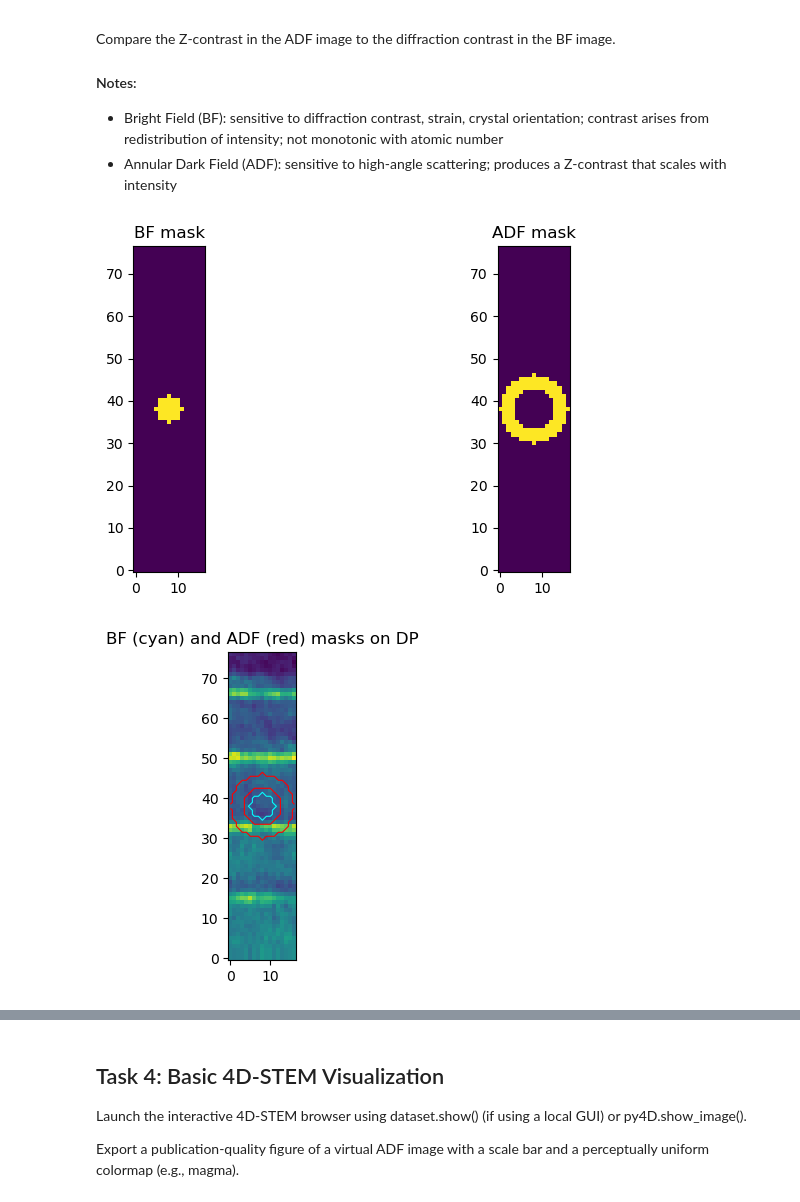
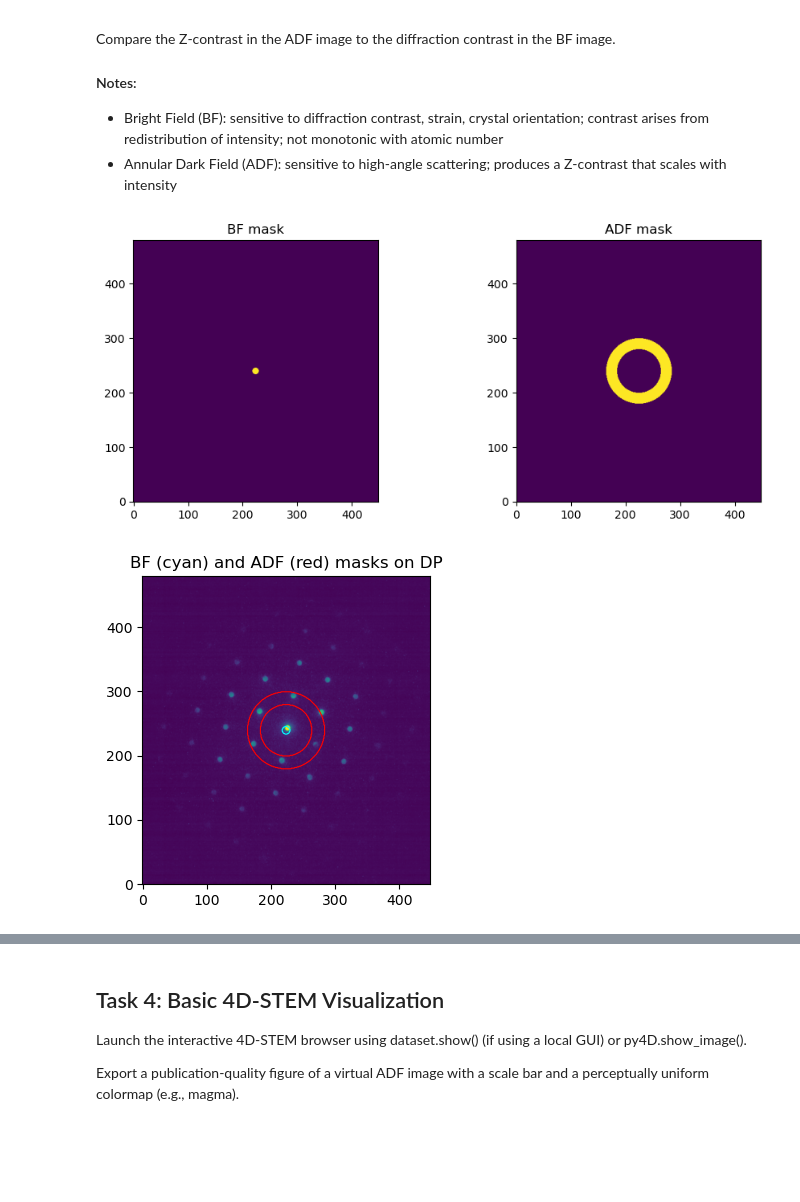
Before and after one commit to eliseetrheim/MSE465_EliseEtrheim, a Jupyter notebook: assignments/assignment_02_setup.ipynb, the cells around one changed output, grey strips where cells are left out. Drawn from its saved outputs; the diff is of its cells as text; code cells hidden in the pictures; blank space fills up the shorter version.

```diff
--- a/assignments/assignment_02_setup.ipynb
+++ b/assignments/assignment_02_setup.ipynb
@@ -156,7 +153,7 @@ Calibration( A Metadata instance called 'calibration', containing the following
 # %%
-# Set scan step size of experimental dataset using settings from calibration dataset
-scan_step_size = 2.0393706 # nm
-reciprocal_step_size = 0.026740015 # A^-1
+# Set scan step size of experimental dataset
+scan_step_size = 2.0 # nm
+reciprocal_step_size = 0.0062 # A^-1
 
 dataset.calibration.set_R_pixel_size(scan_step_size)
 dataset.calibration.set_R_pixel_units("nm")
@@ -165,6 +162,6 @@ dataset.calibration.set_Q_pixel_units("A^-1")
 
 # Verify new scan step size of experimental dataset
 print("Scan step size set!")
-print("(Verify) Calibrated dataset:", dataset.calibration)
+print(dataset.calibration)
 # %% [output]
 Scan step size set!
@@ -283,16 +278,13 @@ Qy, Qx = dp.shape
 
 print("Dataset shape:", dataset.data.shape)
 
-qx_com = 7.93
-qy_com = 35.34
-
 qx_target = (Qx - 1) / 2 # Geometric center
 qy_target = (Qy - 1) / 2 # Geometric center
 
 print("Geometric center:", qx_target, qy_target)
 
-dx = qx_target - qx_com # Shift along the Qx axis
-dy = qy_target - qy_com # Shift along the Qy axis
+dx = qx_target - qx_exp # Shift along the Qx axis
+dy = qy_target - qy_exp # Shift along the Qy axis
 
 print(f"Applying CoM shifts: dx = {dx:.2f}, dy = {dy:.2f}")
 # %% [output]
@@ -347,0 +294,24 @@ plt.show()
+# %%
+from scipy.ndimage import shift
+import numpy as np
+import matplotlib.pyplot as plt
+
+Ry, Rx, Qy, Qx = dataset.data.shape
+
+corrected_data = np.zeros_like(dataset.data, dtype=float)
+
+for iy in range(Ry):
+    for ix in range(Rx):
+        dp = dataset.data[iy, ix].astype(float)  # shape (Qy, Qx)
+
+        # Apply shift
+        dp_shifted = shift(
+            dp,
+            shift=(dy, dx),     # (rows, cols)
+            order=1,            # bilinear interpolation
+            mode="nearest"      # edge handling
+        )
+
+        corrected_data[iy, ix] = dp_shifted
+
+print("CoM correction successfully applied!")
@@ -386,42 +373,42 @@ qx0 = (Qx - 1) / 2
 qr = np.sqrt((qy - qy0)**2 + (qx - qx0)**2) # Radius map in reciprocal space
 # %%
 # Define BF and ADF mask (radii arbitrarily chosen)
-r_bf = 3.0
+r_bf = 6.0
 bf_mask = qr <= r_bf
 
-r_adf_inner = 5.0
-r_adf_outer = 8.0
+r_adf_inner = 40.0
+r_adf_outer = 60.0
 
 adf_mask = (qr >= r_adf_inner) & (qr <= r_adf_outer)
 
 # Visualize masks
 plt.figure(figsize=(10,4))
 
 plt.subplot(1,2,1)
 plt.imshow(bf_mask, origin="lower")
 plt.title("BF mask")
 
 plt.subplot(1,2,2)
 plt.imshow(adf_mask, origin="lower")
 plt.title("ADF mask")
 
 plt.tight_layout()
 plt.show()
 # %% [output]
-[figure, old version]
+[figure, new version]
 # %%
-iy, ix = 240, 224  # same position you used before
+iy, ix = 38, 8  # same position you used before
 dp = corrected_data[iy, ix]
 
 plt.figure(figsize=(5,4))
-plt.imshow(dp, origin="lower")
+plt.imshow(np.log(dp), origin="lower")
 plt.contour(bf_mask, colors="cyan", linewidths=0.8)
 plt.contour(adf_mask, colors="red", linewidths=0.8)
 plt.title("BF (cyan) and ADF (red) masks on DP")
 
 plt.show()
 # %% [output]
-[figure, old version]
+[figure, new version]
 # %%
 # Compute BF and ADF images
 BF = np.zeros((Ry, Rx))
```
Also changed, not shown: parts of 19 cells of this notebook.
